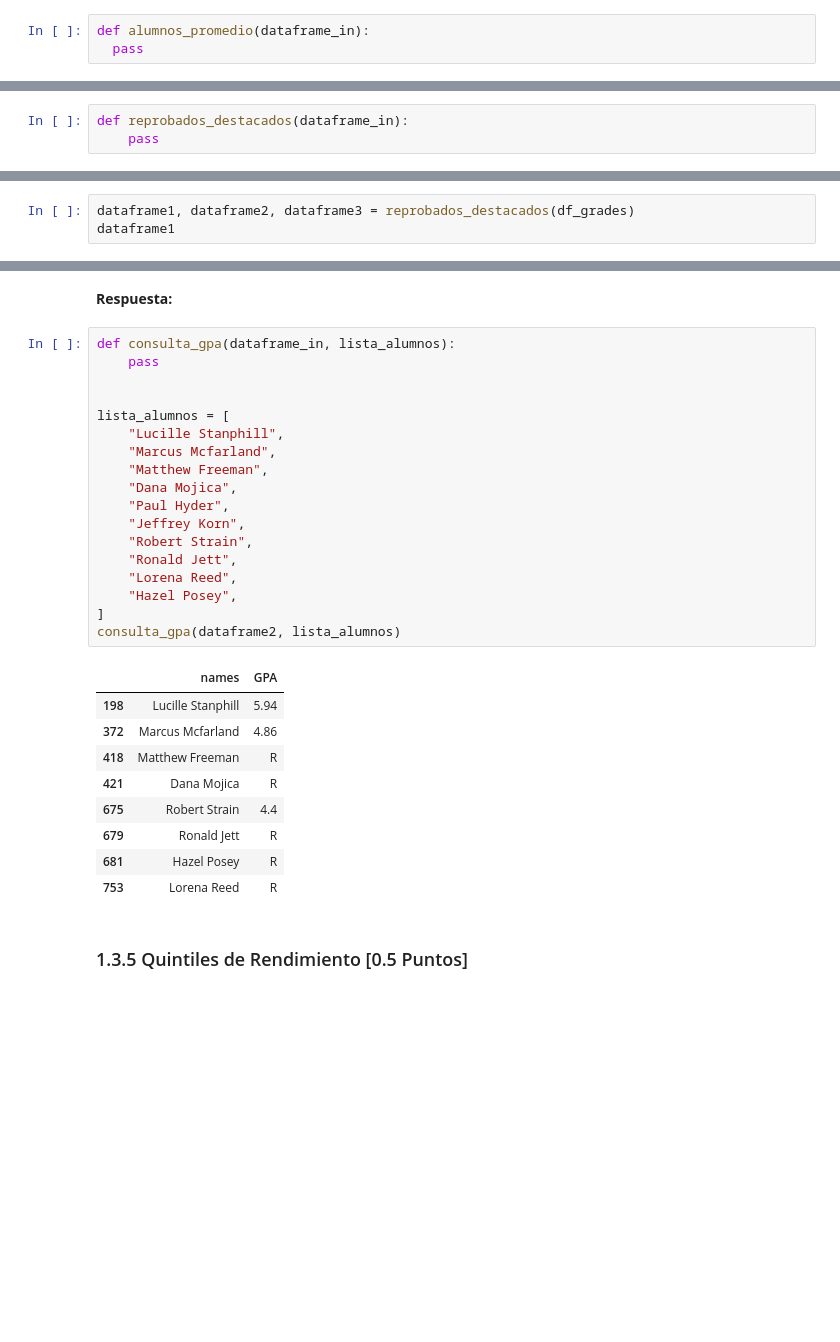
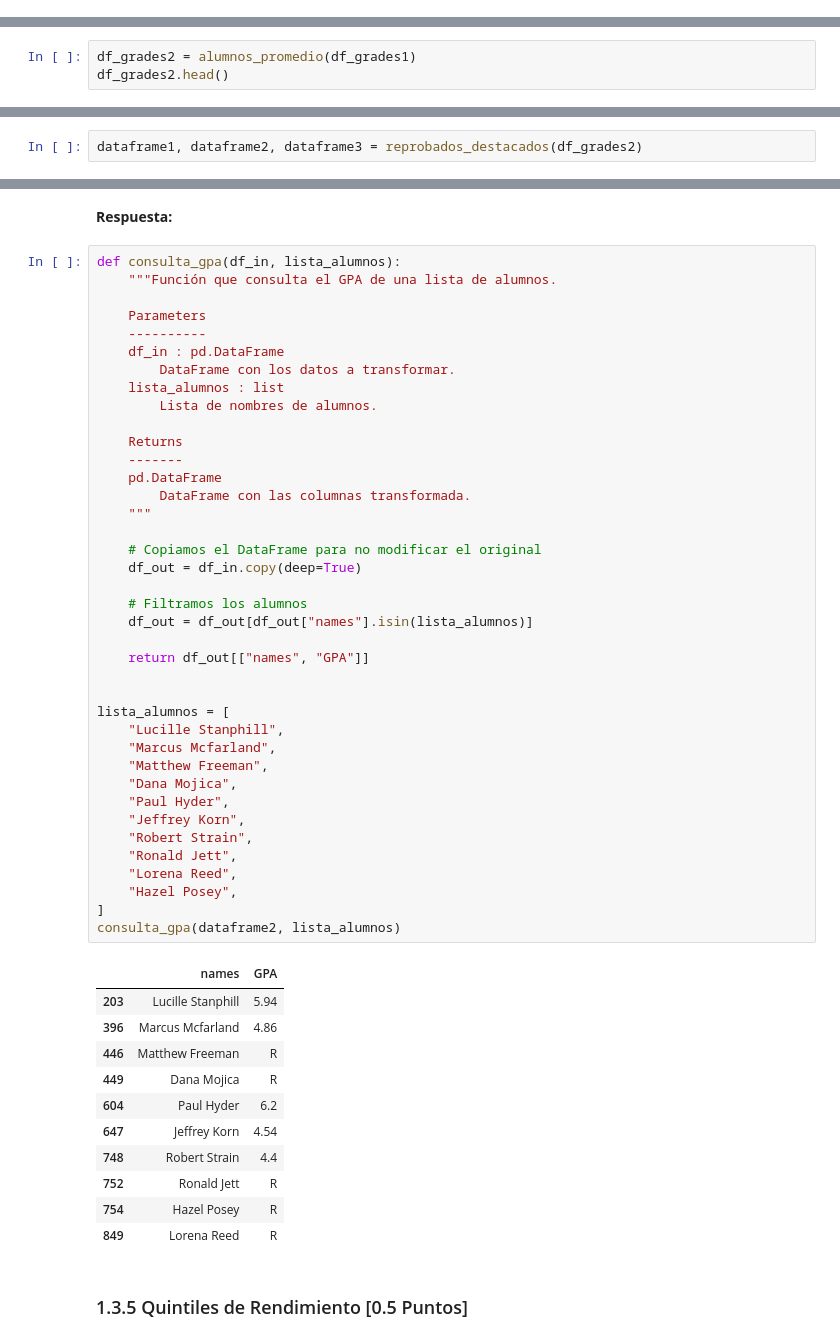
Before and after one commit to mgzotero/MDS7202, a Jupyter notebook: Labs/Lab 4/lab4.ipynb, the cells around one changed output, grey strips where cells are left out. Cells and saved outputs as stored; diff of their text form; blank space fills up the shorter version.

```diff
--- a/Labs/Lab 4/lab4.ipynb
+++ b/Labs/Lab 4/lab4.ipynb
@@ -415,5 +620,2 @@ Con todas las notas adjuntadas, la prestigiosa Universidad De la Cachaña necesi
 # %% [markdown]
 **Respuesta:**
-# %%
-def alumnos_promedio(dataframe_in):
-  pass
@@ -419,0 +644,3 @@ def alumnos_promedio(dataframe_in):
+# %%
+df_grades2 = alumnos_promedio(df_grades1)
+df_grades2.head()
@@ -447,5 +681,2 @@ Cree una función que permita obtener tres Dataframes:
 # %% [markdown]
 **Respuesta:**
-# %%
-def reprobados_destacados(dataframe_in):
-    pass
@@ -452,6 +713,5 @@ def reprobados_destacados(dataframe_in):
 # %%
-dataframe1, dataframe2, dataframe3 = reprobados_destacados(df_grades)
-dataframe1
+dataframe1, dataframe2, dataframe3 = reprobados_destacados(df_grades2)
 # %% [output]
 |  | names | gender | race/ethnicity | parental level of education | lunch | test preparation course | math score | ... |
 | 0 | Rita Courtney | female | group B | some high school | standard | none | 3.22 | ... |
@@ -518,33 +794,56 @@ Creada la función busque el promedio general de los siguientes alumnos en el se
 # %% [markdown]
 **Respuesta:**
 # %%
-def consulta_gpa(dataframe_in, lista_alumnos):
-    pass
+def consulta_gpa(df_in, lista_alumnos):
+    """Función que consulta el GPA de una lista de alumnos.
+
+    Parameters
+    ----------
+    df_in : pd.DataFrame
+        DataFrame con los datos a transformar.
+    lista_alumnos : list
+        Lista de nombres de alumnos.
+
+    Returns
+    -------
+    pd.DataFrame
+        DataFrame con las columnas transformada.
+    """
+
+    # Copiamos el DataFrame para no modificar el original
+    df_out = df_in.copy(deep=True)
+
+    # Filtramos los alumnos
+    df_out = df_out[df_out["names"].isin(lista_alumnos)]
+
+    return df_out[["names", "GPA"]]
 
 
 lista_alumnos = [
     "Lucille Stanphill",
     "Marcus Mcfarland",
     "Matthew Freeman",
     "Dana Mojica",
     "Paul Hyder",
     "Jeffrey Korn",
     "Robert Strain",
     "Ronald Jett",
     "Lorena Reed",
     "Hazel Posey",
 ]
 consulta_gpa(dataframe2, lista_alumnos)
 # %% [output]
 |  | names | GPA |
-| 198 | Lucille Stanphill | 5.94 |
-| 372 | Marcus Mcfarland | 4.86 |
-| 418 | Matthew Freeman | R |
-| 421 | Dana Mojica | R |
-| 675 | Robert Strain | 4.4 |
-| 679 | Ronald Jett | R |
-| 681 | Hazel Posey | R |
-| 753 | Lorena Reed | R |
+| 203 | Lucille Stanphill | 5.94 |
+| 396 | Marcus Mcfarland | 4.86 |
+| 446 | Matthew Freeman | R |
+| 449 | Dana Mojica | R |
+| 604 | Paul Hyder | 6.2 |
+| 647 | Jeffrey Korn | 4.54 |
+| 748 | Robert Strain | 4.4 |
+| 752 | Ronald Jett | R |
+| 754 | Hazel Posey | R |
+| 849 | Lorena Reed | R |
 # %% [markdown]
 ### 1.3.5 Quintiles de Rendimiento [0.5 Puntos]
 # %% [markdown]
```
Also changed, not shown: parts of 33 cells of this notebook.
